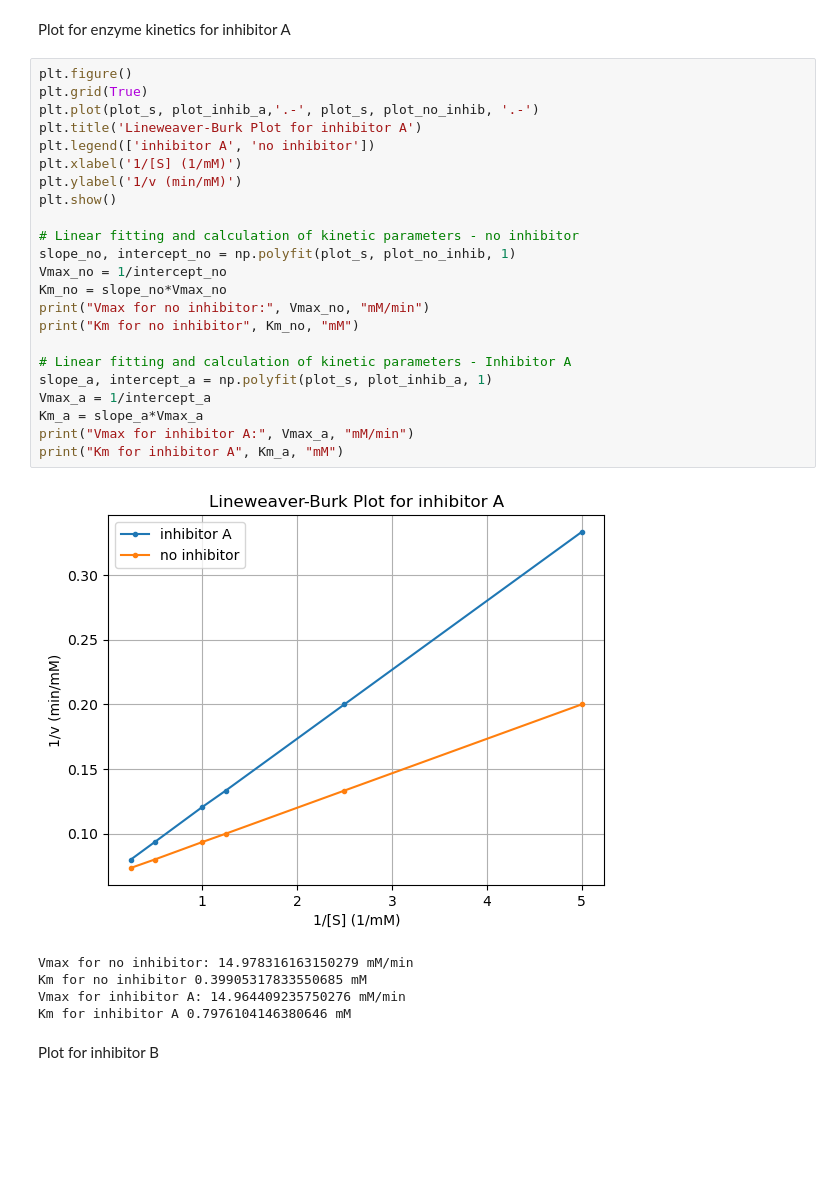
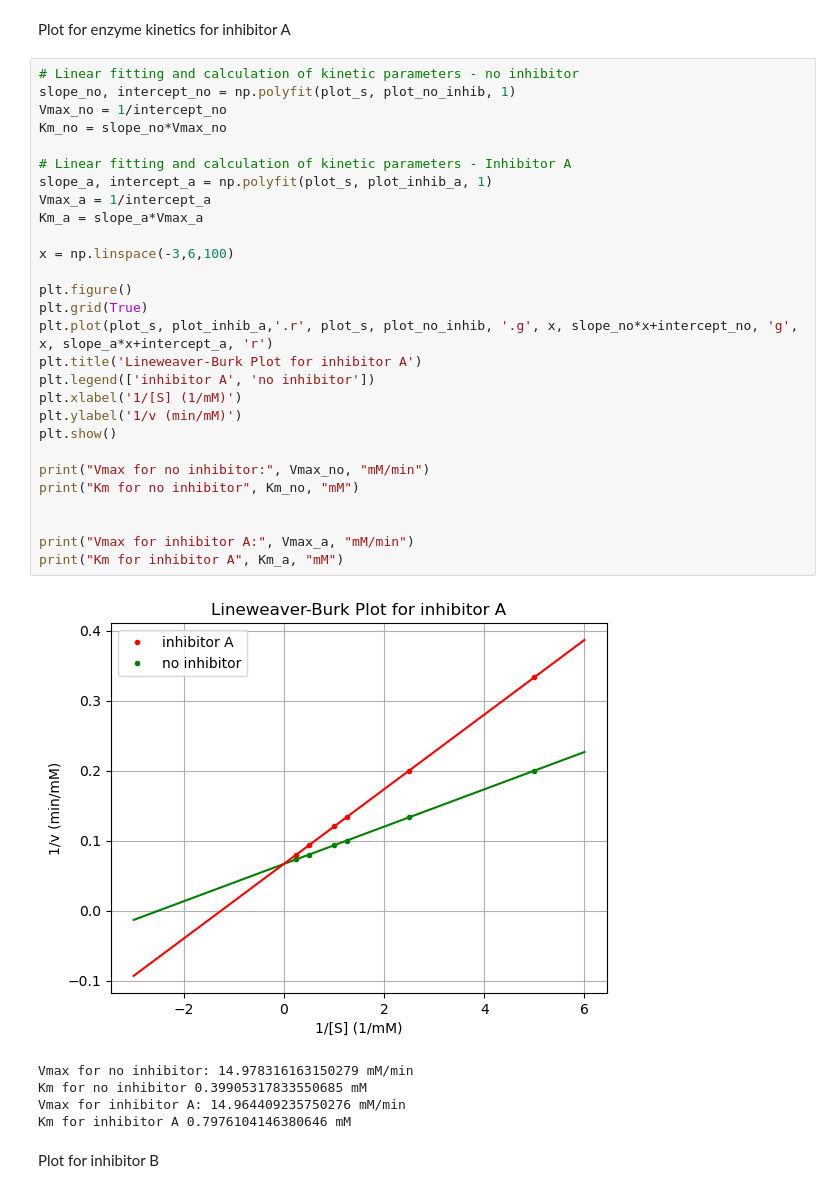
Before and after one commit to Julian-Barth/Bioreactor-modeling, a Jupyter notebook: Project2/Exercise1.ipynb, the cells around one changed output. Cells and saved outputs as stored; diff of their text form; blank space fills up the shorter version.

```diff
--- a/Project2/Exercise1.ipynb
+++ b/Project2/Exercise1.ipynb
@@ -22,30 +22,35 @@ plot_inhib_b = 1/inhib_B
 # %% [markdown]
 Plot for enzyme kinetics for inhibitor A
 # %%
+# Linear fitting and calculation of kinetic parameters - no inhibitor
+slope_no, intercept_no = np.polyfit(plot_s, plot_no_inhib, 1)
+Vmax_no = 1/intercept_no
+Km_no = slope_no*Vmax_no
+
+# Linear fitting and calculation of kinetic parameters - Inhibitor A
+slope_a, intercept_a = np.polyfit(plot_s, plot_inhib_a, 1)
+Vmax_a = 1/intercept_a
+Km_a = slope_a*Vmax_a
+
+x = np.linspace(-3,6,100)
+
 plt.figure()
 plt.grid(True)
-plt.plot(plot_s, plot_inhib_a,'.-', plot_s, plot_no_inhib, '.-')
+plt.plot(plot_s, plot_inhib_a,'.r', plot_s, plot_no_inhib, '.g', x, slope_no*x+intercept_no, 'g', x, slope_a*x+intercept_a, 'r')
 plt.title('Lineweaver-Burk Plot for inhibitor A')
 plt.legend(['inhibitor A', 'no inhibitor'])
 plt.xlabel('1/[S] (1/mM)')
 plt.ylabel('1/v (min/mM)')
 plt.show()
 
-# Linear fitting and calculation of kinetic parameters - no inhibitor
-slope_no, intercept_no = np.polyfit(plot_s, plot_no_inhib, 1)
-Vmax_no = 1/intercept_no
-Km_no = slope_no*Vmax_no
 print("Vmax for no inhibitor:", Vmax_no, "mM/min")
 print("Km for no inhibitor", Km_no, "mM")
 
-# Linear fitting and calculation of kinetic parameters - Inhibitor A
-slope_a, intercept_a = np.polyfit(plot_s, plot_inhib_a, 1)
-Vmax_a = 1/intercept_a
-Km_a = slope_a*Vmax_a
+
 print("Vmax for inhibitor A:", Vmax_a, "mM/min")
 print("Km for inhibitor A", Km_a, "mM")
 # %% [output]
-[figure, old version]
+[figure, new version]
 Vmax for no inhibitor: 14.978316163150279 mM/min
 Km for no inhibitor 0.39905317833550685 mM
 Vmax for inhibitor A: 14.964409235750276 mM/min
```
Also changed, not shown: parts of 1 cell of this notebook.
